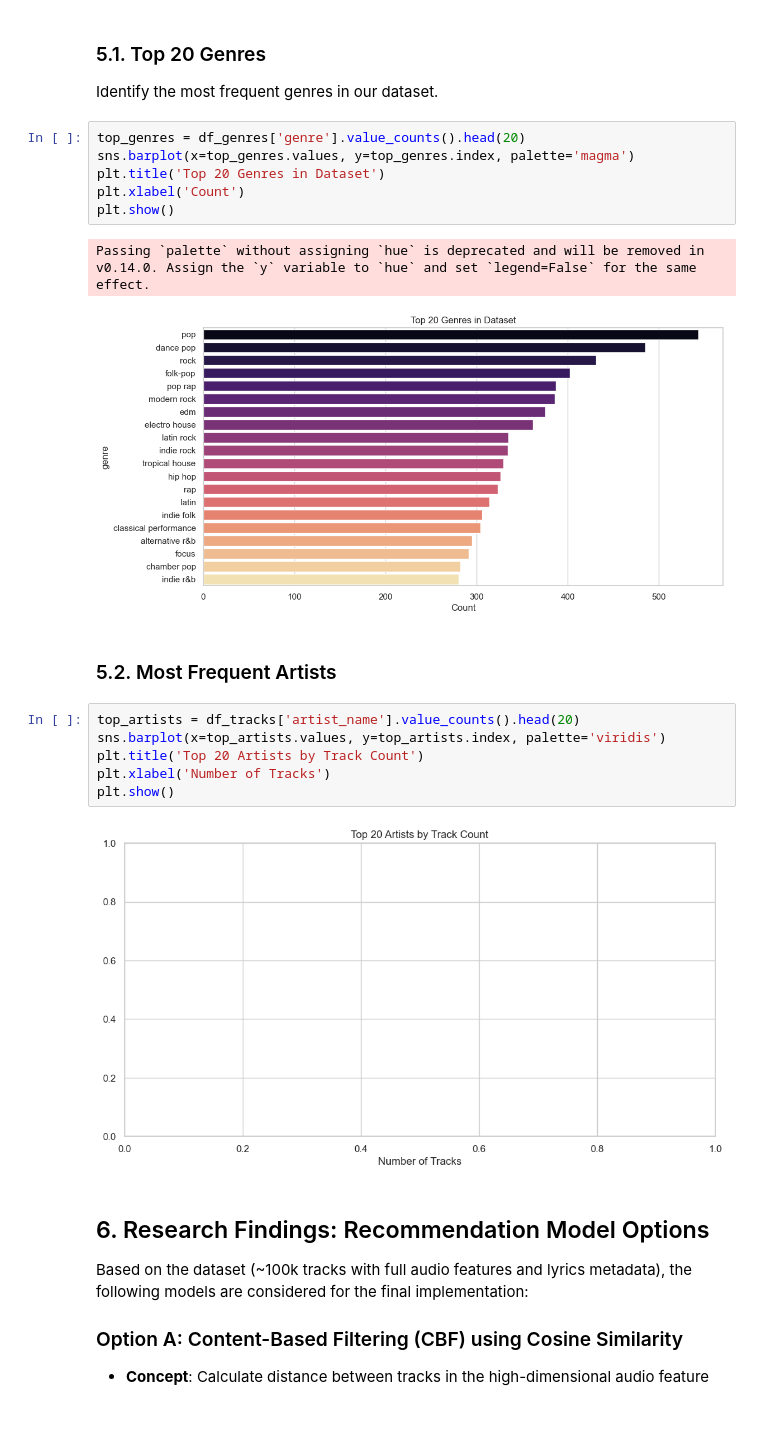
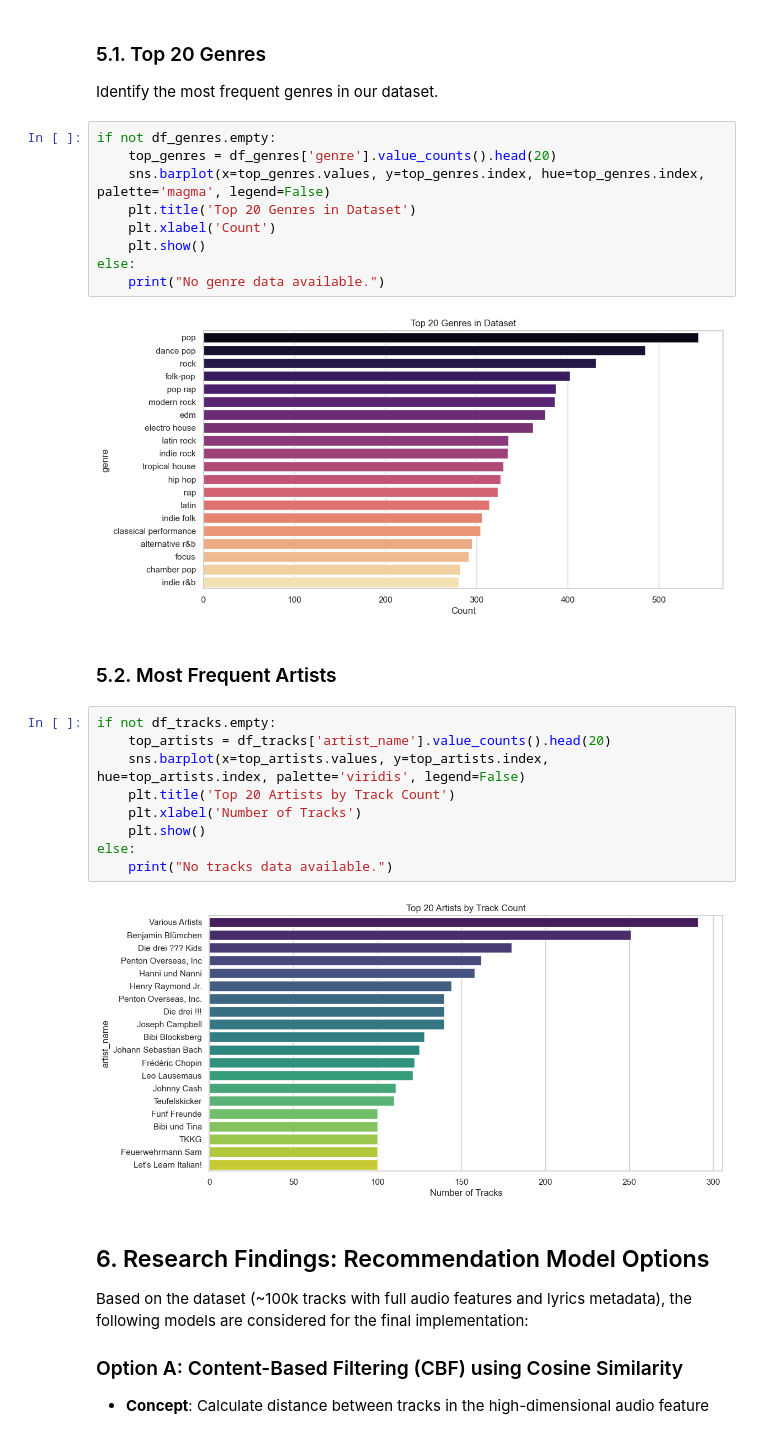
Before and after one commit to ds25m025edbertolima/soe-spotify, a Jupyter notebook: notebooks/4-em-exploratory-data-analysis.ipynb, the cells around one changed output. Saved outputs shown, nothing was run; the diff lists cells and outputs as text.

```diff
--- a/notebooks/4-em-exploratory-data-analysis.ipynb
+++ b/notebooks/4-em-exploratory-data-analysis.ipynb
@@ -129,24 +142,29 @@ ValueError: a must be greater than 0 unless no samples are taken
 ### 5.1. Top 20 Genres
 Identify the most frequent genres in our dataset.
 # %%
-top_genres = df_genres['genre'].value_counts().head(20)
-sns.barplot(x=top_genres.values, y=top_genres.index, palette='magma')
-plt.title('Top 20 Genres in Dataset')
-plt.xlabel('Count')
-plt.show()
+if not df_genres.empty:
+    top_genres = df_genres['genre'].value_counts().head(20)
+    sns.barplot(x=top_genres.values, y=top_genres.index, hue=top_genres.index, palette='magma', legend=False)
+    plt.title('Top 20 Genres in Dataset')
+    plt.xlabel('Count')
+    plt.show()
+else:
+    print("No genre data available.")
 # %% [output]
-Passing `palette` without assigning `hue` is deprecated and will be removed in v0.14.0. Assign the `y` variable to `hue` and set `legend=False` for the same effect.
 [figure]
 # %% [markdown]
 ### 5.2. Most Frequent Artists
 # %%
-top_artists = df_tracks['artist_name'].value_counts().head(20)
-sns.barplot(x=top_artists.values, y=top_artists.index, palette='viridis')
-plt.title('Top 20 Artists by Track Count')
-plt.xlabel('Number of Tracks')
-plt.show()
+if not df_tracks.empty:
+    top_artists = df_tracks['artist_name'].value_counts().head(20)
+    sns.barplot(x=top_artists.values, y=top_artists.index, hue=top_artists.index, palette='viridis', legend=False)
+    plt.title('Top 20 Artists by Track Count')
+    plt.xlabel('Number of Tracks')
+    plt.show()
+else:
+    print("No tracks data available.")
 # %% [output]
-[figure, old version]
+[figure, new version]
 # %% [markdown]
 ## 6. Research Findings: Recommendation Model Options
 
```
Also changed, not shown: parts of 7 cells of this notebook, 11 other files.
